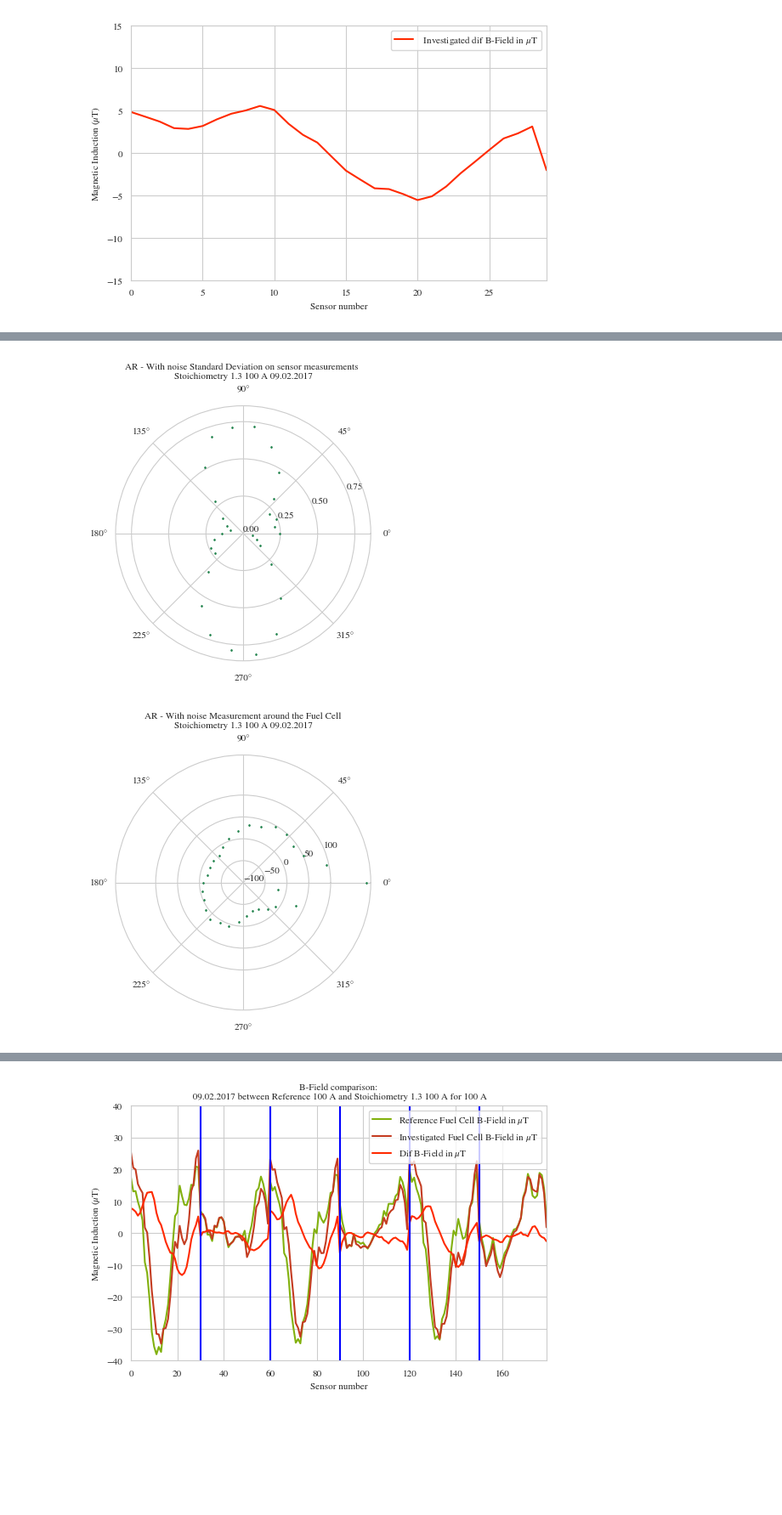
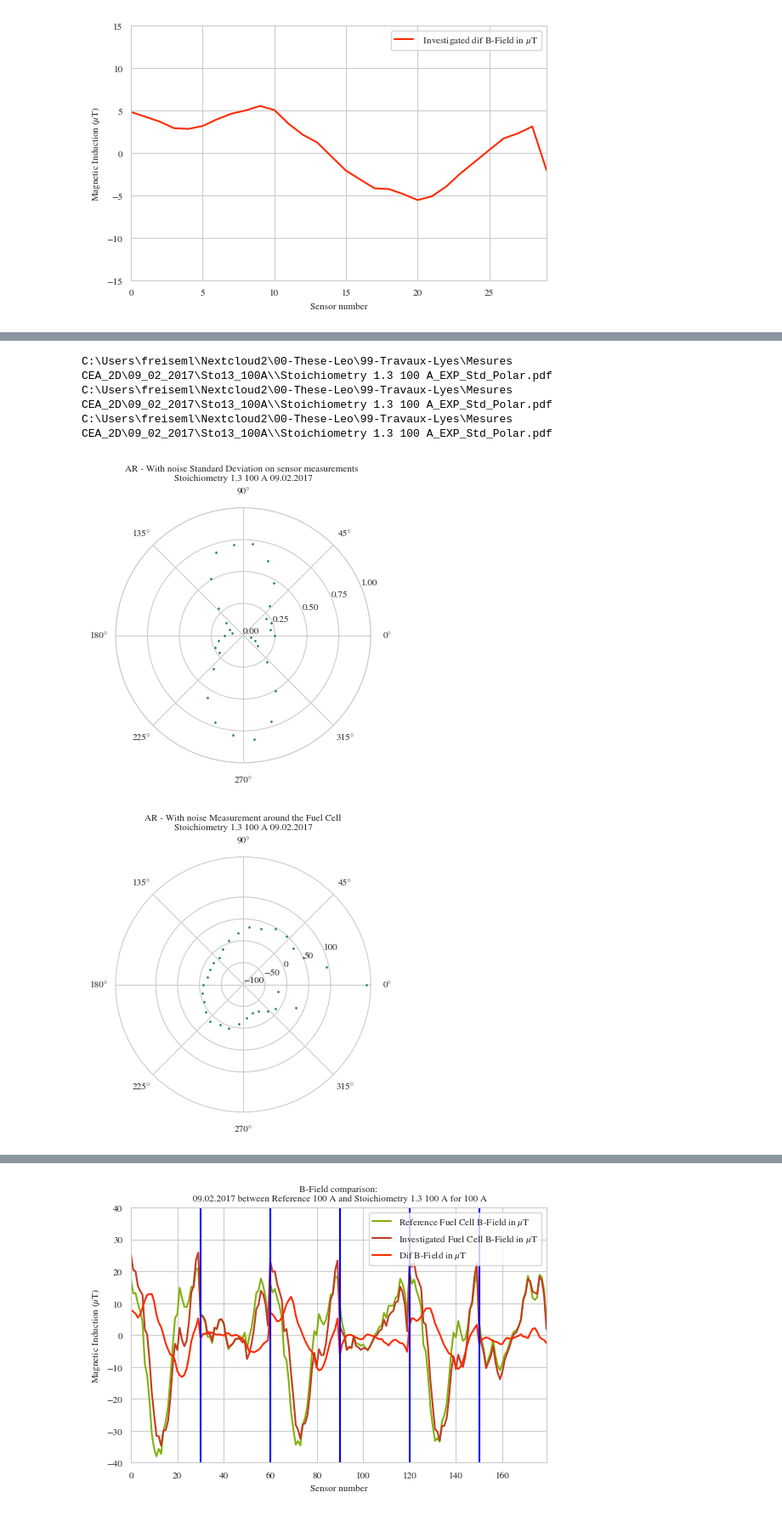
Before and after one commit to MrPunkman/FCBFieldAnalyses, a Jupyter notebook: checkFilesLyes.ipynb, the cells around one changed output, grey strips where cells are left out. Shown at 85% size. Drawn from its saved outputs; the diff is of its cells as text; code cells hidden in the pictures; blank space fills up the shorter version.

Commit message:
Changes in graphics

```diff
--- a/checkFilesLyes.ipynb
+++ b/checkFilesLyes.ipynb
@@ -83,30 +97,33 @@ investigationOf3DifferentProblems.plotPolarCompFieldsOfExperiments()
 # %%
 
 sensorsOfInterest = np.linspace(2, 32, 30, dtype=int)
 
 # set dataSet and plot info
 dataSet1 = experiment2Def.bFieldDataAR
-ringsStd = [0, 0.25,  0.5, 0.75]
+ringsStd = [0, 0.25,  0.5, 0.75, 1]
 ringsData = [-100, -50, 0, 50, 100]
 titleInformationData = "AR - With noise"
 # plot data
 experiment2Def.plotErrorPlotsForOneSensorLayer(sensorsOfInterest, titleInformationData, ringsStd, ringsData, dataSet1)
 
 # set dataSet and plot info
 dataSet2 = experiment2Def.bFieldDataC
-ringsStd = [0, 0.25,  0.5, 0.75]
+ringsStd = [0, 0.25,  0.5, 0.75, 1]
 ringsData = [-100, -50, 0, 50, 100]
 titleInformationData = "Center - With noise"
 # plot data
 experiment2Def.plotErrorPlotsForOneSensorLayer(sensorsOfInterest, titleInformationData, ringsStd, ringsData, dataSet2)
 
 # set dataSet and plot info
 dataSet3 = experiment2Def.bFieldDataAV
-ringsStd = [0, 0.25,  0.5, 0.75]
+ringsStd = [0, 0.25,  0.5, 0.75, 1]
 ringsData = [-100, -50, 0, 50, 100]
 titleInformationData = "AV - With noise"
 # plot data
 experiment2Def.plotErrorPlotsForOneSensorLayer(sensorsOfInterest, titleInformationData, ringsStd, ringsData, dataSet3)
 # %% [output]
+C:\Users\freiseml\Nextcloud2\00-These-Leo\99-Travaux-Lyes\Mesures CEA_2D\09_02_2017\Sto13_100A\\Stoichiometry 1.3 100 A_EXP_Std_Polar.pdf
+C:\Users\freiseml\Nextcloud2\00-These-Leo\99-Travaux-Lyes\Mesures CEA_2D\09_02_2017\Sto13_100A\\Stoichiometry 1.3 100 A_EXP_Std_Polar.pdf
+C:\Users\freiseml\Nextcloud2\00-These-Leo\99-Travaux-Lyes\Mesures CEA_2D\09_02_2017\Sto13_100A\\Stoichiometry 1.3 100 A_EXP_Std_Polar.pdf
-[figure, old version]
+[figure, new version]
 [figure]
```
Also changed, not shown: parts of 5 cells of this notebook, 5 other files.
